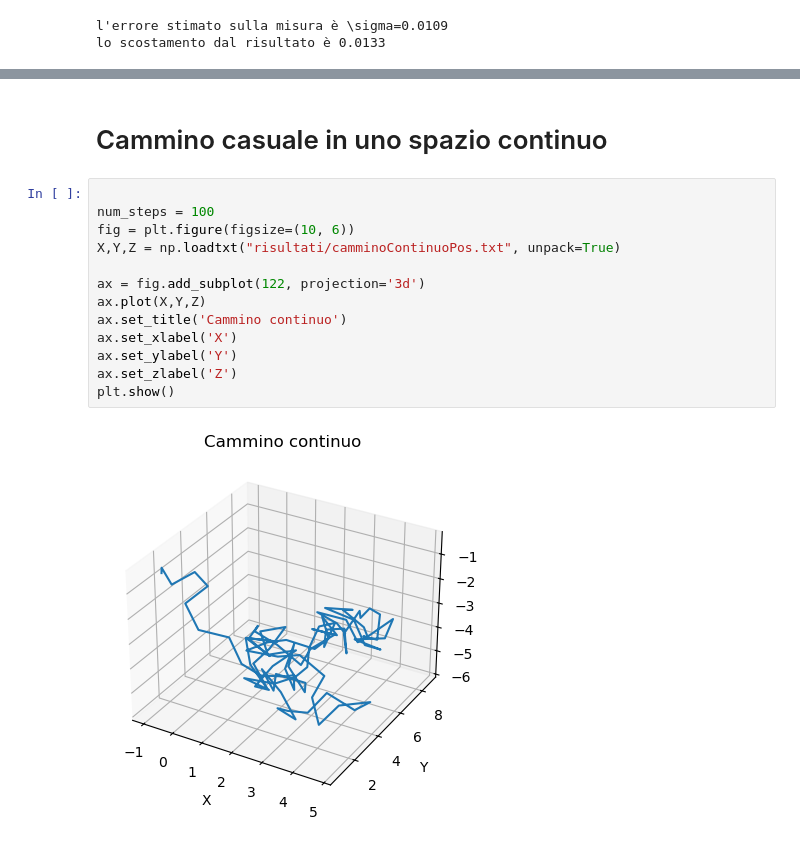
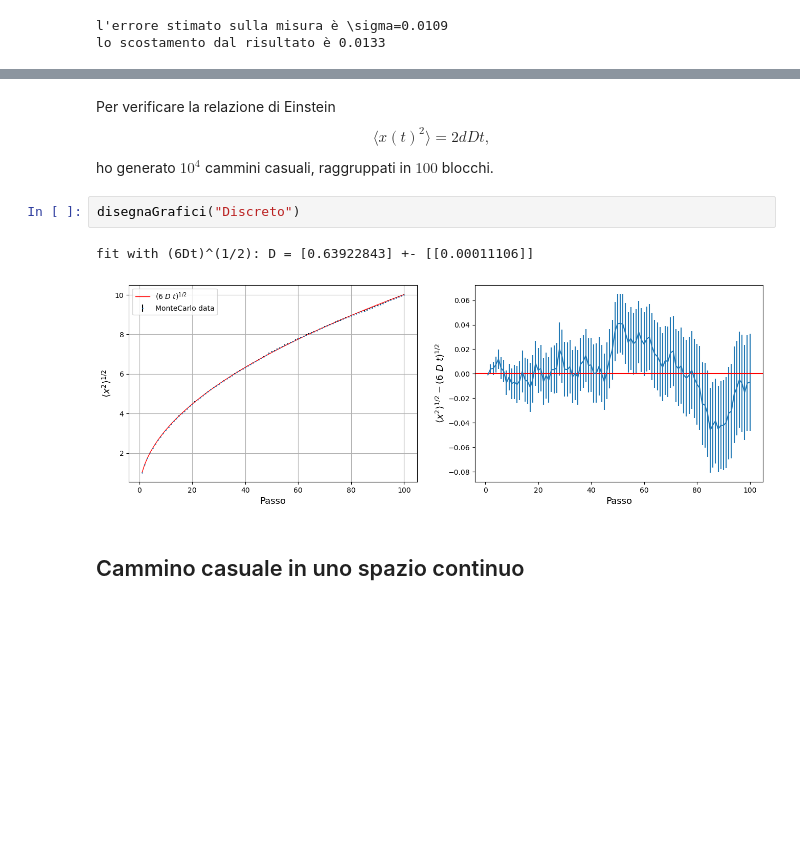
Before and after one commit to Daniele95/LSN, a Jupyter notebook: 2-randomwalk/esercitazione2.ipynb, the cells around one changed output, grey strips where cells are left out. Drawn from its saved outputs; the diff is of its cells as text; blank space fills up the shorter version.

Commit message:
cammini casuali

```diff
--- a/2-randomwalk/esercitazione2.ipynb
+++ b/2-randomwalk/esercitazione2.ipynb
@@ -207,17 +258,11 @@ fit with k*sqrt(x): k = [1.00089333] +- [[0.00027203]]
+# %% [markdown]
+Per verificare la relazione di Einstein
+$$\langle x(t)^2\rangle=2dDt,$$
+ho generato $10^4$ cammini casuali, raggruppati in $100$ blocchi.
+# %%
+disegnaGrafici("Discreto")
+# %% [output]
+fit with (6Dt)^(1/2): D = [0.63922843] +- [[0.00011106]]
+[figure, added]
 # %% [markdown]
-# Cammino casuale in uno spazio continuo
+## Cammino casuale in uno spazio continuo
-# %%
-
-num_steps = 100
-fig = plt.figure(figsize=(10, 6))
-X,Y,Z = np.loadtxt("risultati/camminoContinuoPos.txt", unpack=True)
-
-ax = fig.add_subplot(122, projection='3d')
-ax.plot(X,Y,Z)
-ax.set_title('Cammino continuo')
-ax.set_xlabel('X')
-ax.set_ylabel('Y')
-ax.set_zlabel('Z')
-plt.show()
-# %% [output]
-[figure, removed]
```
Also changed, not shown: parts of 18 cells of this notebook, 1 other file.
